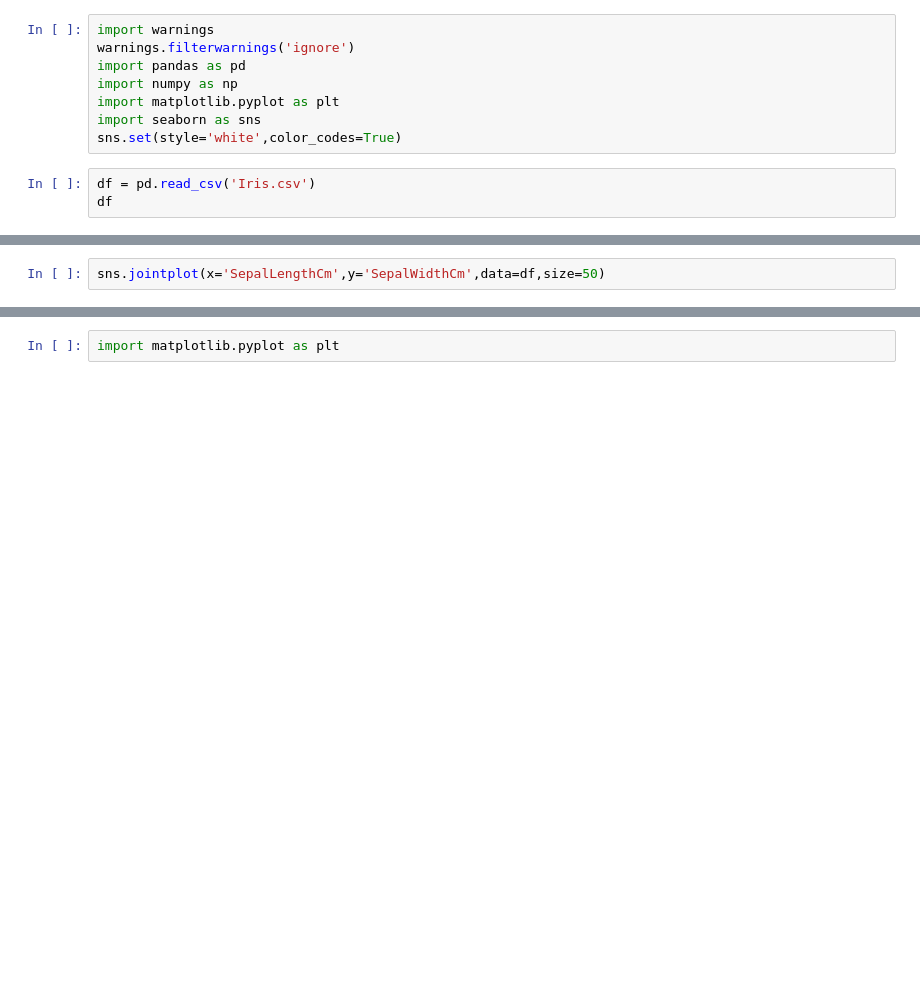
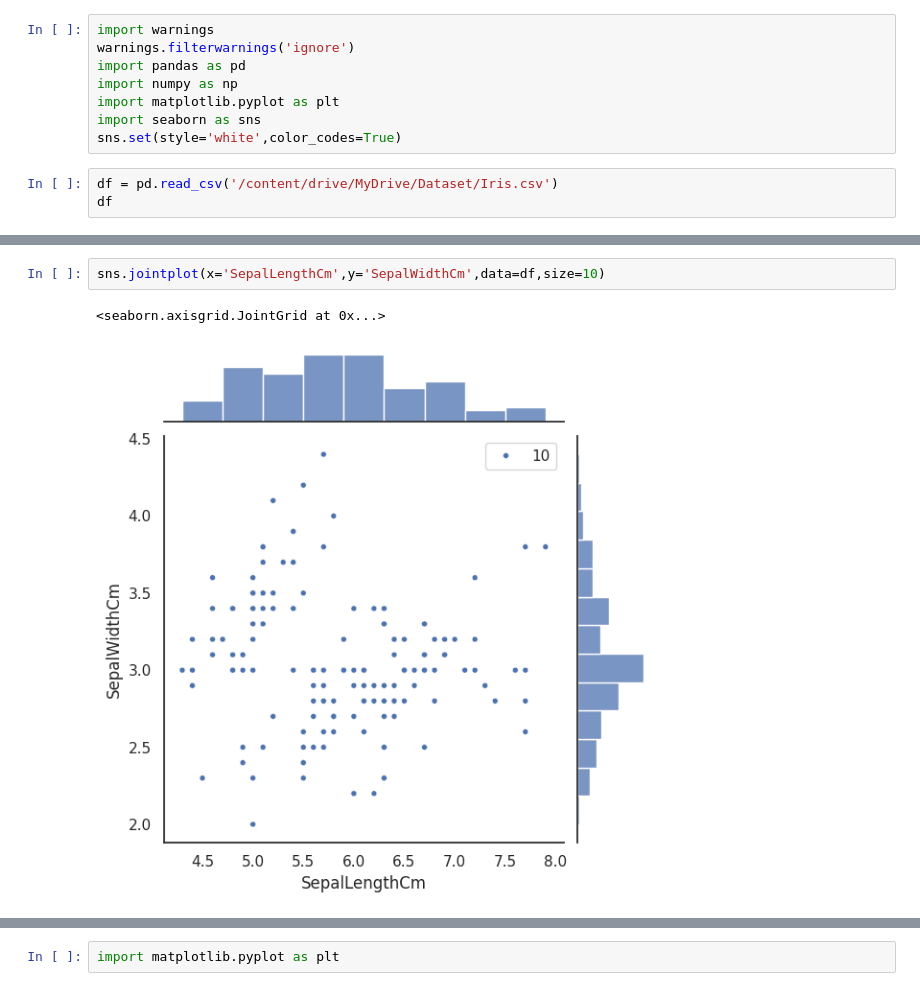
Before and after one commit to tejas-p-28/ethans_data_science, a Jupyter notebook: Ethans_data_visualization.ipynb, the cells around one changed output, grey strips where cells are left out. Drawn from its saved outputs; the diff is of its cells as text; blank space fills up the shorter version.

```diff
--- a/Ethans_data_visualization.ipynb
+++ b/Ethans_data_visualization.ipynb
@@ -7,6 +7,6 @@ import matplotlib.pyplot as plt
 import seaborn as sns
 sns.set(style='white',color_codes=True)
 # %%
-df = pd.read_csv('Iris.csv')
+df = pd.read_csv('/content/drive/MyDrive/Dataset/Iris.csv')
 df
 # %% [output]
@@ -18,4 +40,7 @@ df.plot(kind='scatter',x='SepalLengthCm',y='SepalWidthCm')
 # %%
-sns.jointplot(x='SepalLengthCm',y='SepalWidthCm',data=df,size=50)
+sns.jointplot(x='SepalLengthCm',y='SepalWidthCm',data=df,size=10)
+# %% [output]
+<seaborn.axisgrid.JointGrid at 0x...>
+[figure, added]
 # %%
 sns.boxplot(x='Species',y='PetalLengthCm',data=df)
```
Also changed, not shown: parts of 13 cells of this notebook.
